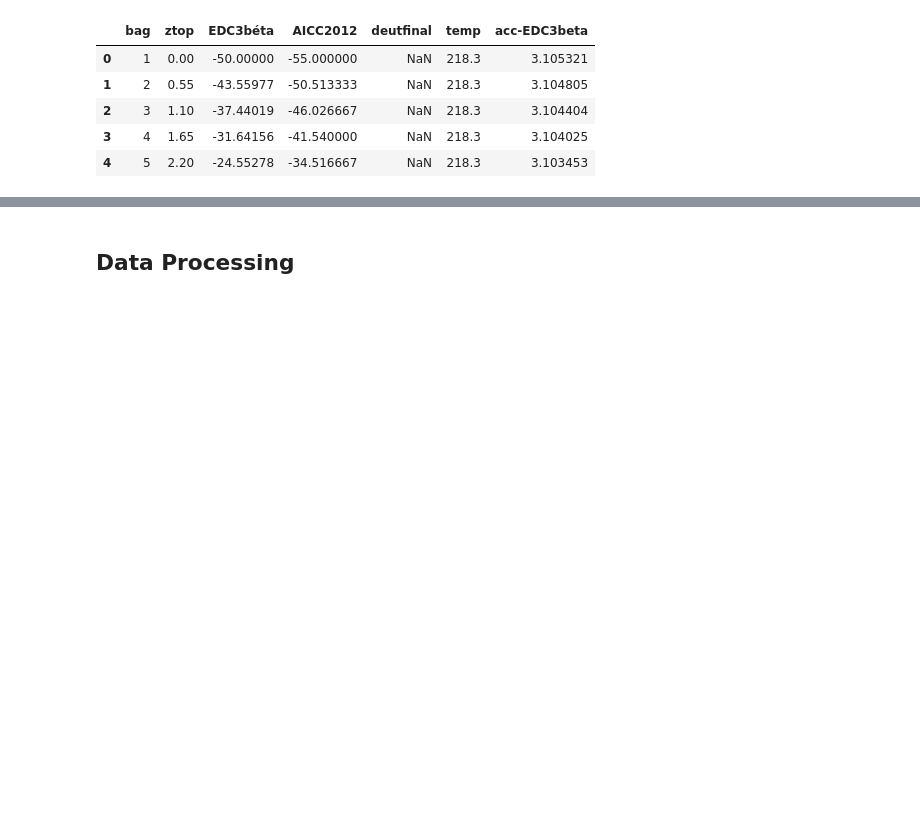
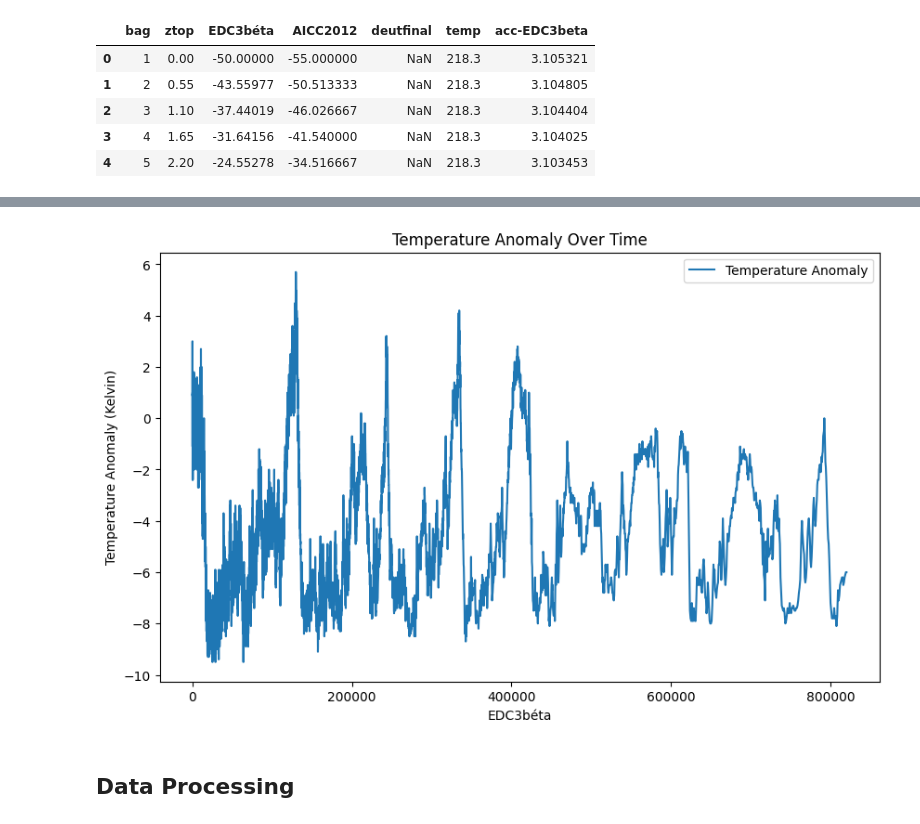
Before and after one commit to claretubs/paleo-present-climate-data, a Jupyter notebook: project.ipynb, the cells around one changed output, grey strips where cells are left out. Saved outputs shown, nothing was run; the diff lists cells and outputs as text; code cells hidden in the pictures; blank space fills up the shorter version.

Commit message:
Temperature anomalies calculation

```diff
--- a/project.ipynb
+++ b/project.ipynb
@@ -87,3 +87,13 @@ temp_df.head()
 | 2 | 3 | 1.10 | -37.44019 | -46.026667 | NaN | 218.3 | 3.104404 |
 | 3 | 4 | 1.65 | -31.64156 | -41.540000 | NaN | 218.3 | 3.104025 |
 | 4 | 5 | 2.20 | -24.55278 | -34.516667 | NaN | 218.3 | 3.103453 |
+# %%
+# Calculate the average temperature over the last 1000 years
+# https://letstalkscience.ca/educational-resources/backgrounders/climate-math
+baseline_start_year = 950
+baseline_end_year = 1950
+baseline_data = temp_df[(temp_df['EDC3béta'] >= baseline_start_year) & (temp_df['EDC3béta'] <= baseline_end_year)]
+average_temperature = baseline_data['temp'].mean()
+# %%
+# Calculate temperature anomalies
+temp_df['Temperature Anomaly (Kelvin)'] = temp_df['temp'] - average_temperature
@@ -90,3 +119,13 @@ temp_df.head()
+# %%
+plt.figure(figsize=(10, 6))
+plt.plot(temp_df['EDC3béta'], temp_df['Temperature Anomaly (Kelvin)'], label='Temperature Anomaly')
+plt.xlabel('EDC3béta')
+plt.ylabel('Temperature Anomaly (Kelvin)')
+plt.title('Temperature Anomaly Over Time')
+plt.legend()
+plt.show()
+# %% [output]
+[figure, added]
 # %% [markdown]
 ## Data Processing
 # %% [markdown]
```
Also changed, not shown: parts of 1 cell of this notebook.
